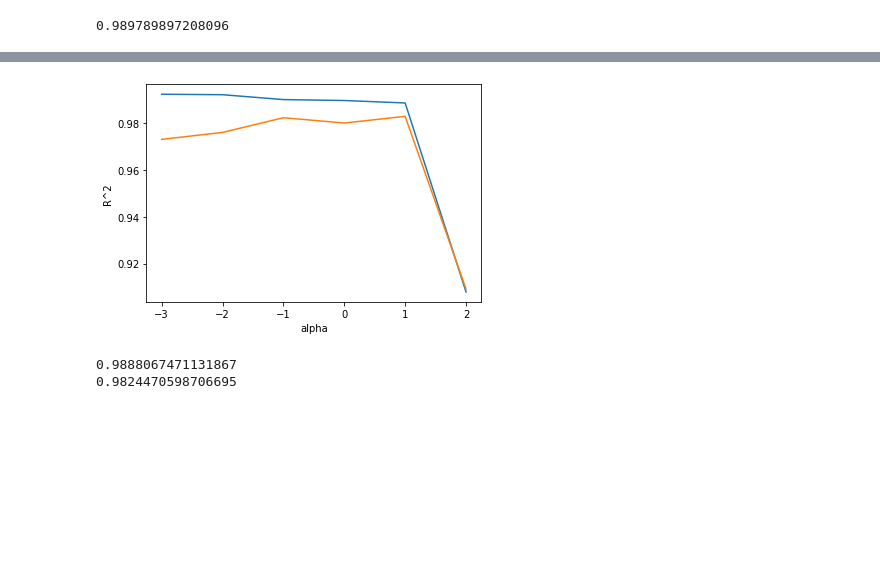
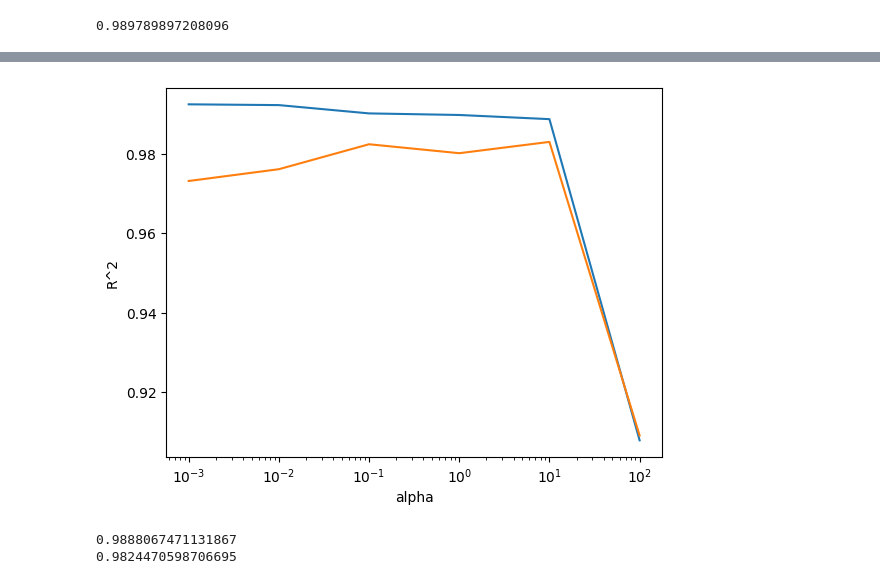
Before and after one commit to myngmyng/hg-mldl2, a Jupyter notebook: 03-3.ipynb, the cells around one changed output, grey strips where cells are left out. Drawn from its saved outputs; the diff is of its cells as text; code cells hidden in the pictures; blank space fills up the shorter version.

```diff
--- a/03-3.ipynb
+++ b/03-3.ipynb
@@ -195,13 +196,14 @@ for alpha in alpha_list:
     train_score.append(lasso.score(train_scaled, train_target))
     test_score.append(lasso.score(test_scaled, test_target))
 # %%
-plt.plot(np.log10(alpha_list), train_score)
-plt.plot(np.log10(alpha_list), test_score)
+plt.plot(alpha_list, train_score)
+plt.plot(alpha_list, test_score)
+plt.xscale('log')
 plt.xlabel('alpha')
 plt.ylabel('R^2')
 plt.show()
 # %% [output]
-[figure, old version]
+[figure, new version]
 # %%
 lasso = Lasso(alpha=10)
 lasso.fit(train_scaled, train_target)
```
Also changed, not shown: parts of 8 cells of this notebook.
